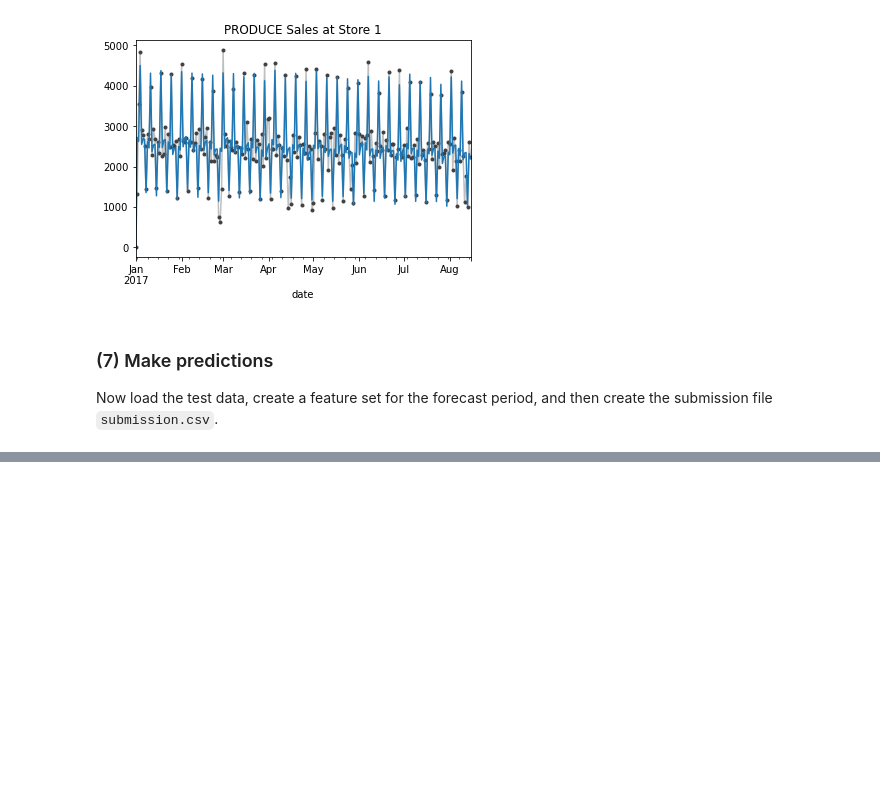
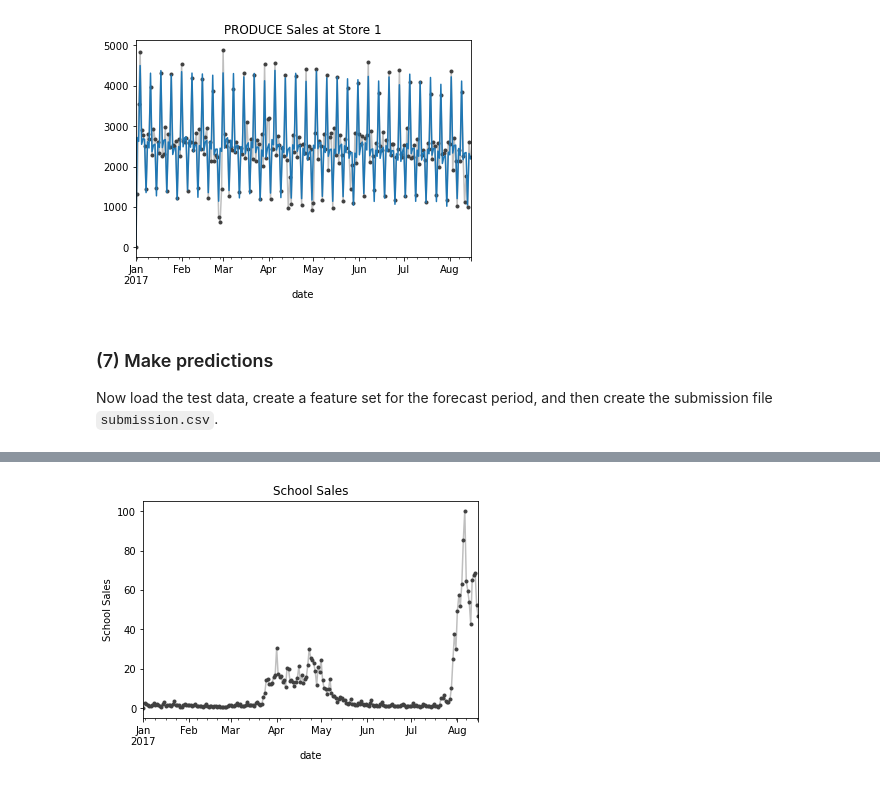
Before and after one commit to xinyuezhang95/KaggleCoursesAndProjects, a Jupyter notebook: Time Series/Time Series Forecasting with Store Sales.ipynb, the cells around one changed output, grey strips where cells are left out. Drawn from its saved outputs; the diff is of its cells as text; code cells hidden in the pictures; blank space fills up the shorter version.

```diff
--- a/Time Series/Time Series Forecasting with Store Sales.ipynb
+++ b/Time Series/Time Series Forecasting with Store Sales.ipynb
@@ -481,0 +582,6 @@ y_submit.to_csv('submission.csv', index=False)
+# %%
+schoolSales = family_sales.loc(axis=1)['sales', 'SCHOOL AND OFFICE SUPPLIES']
+ax = schoolSales.plot(title='School Sales', **plot_params)
+_ = ax.set(ylabel="School Sales")
+# %% [output]
+[figure, added]
```
Also changed, not shown: parts of 75 cells of this notebook, 4 other files.
